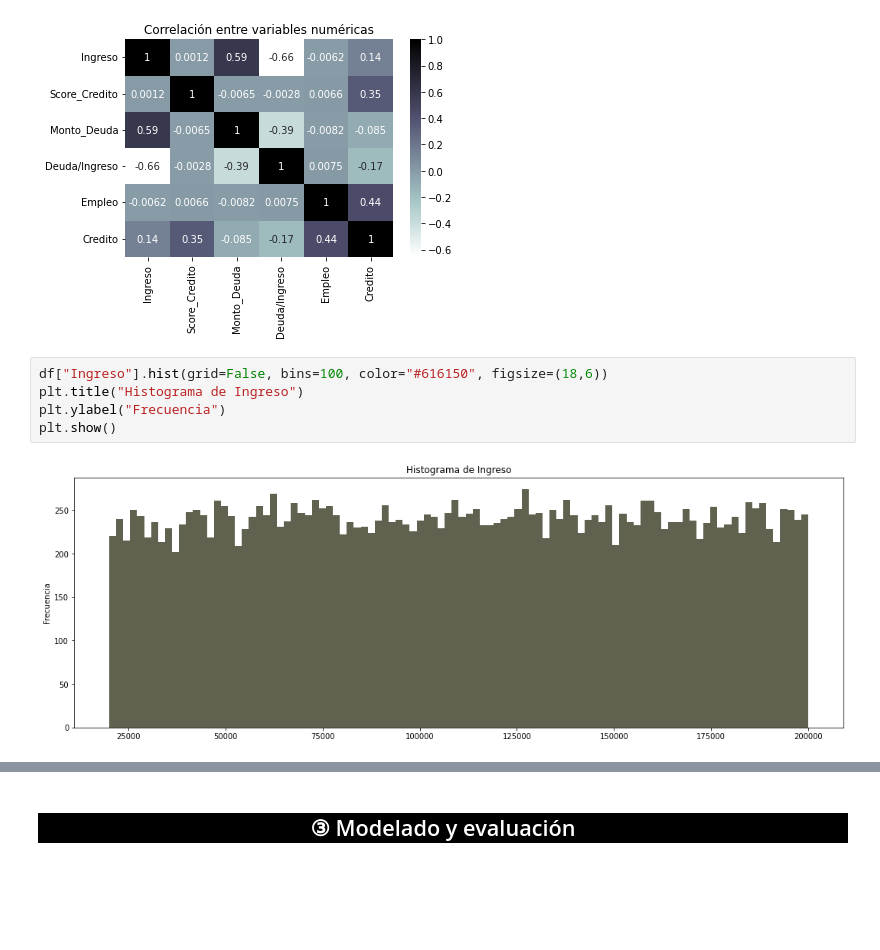
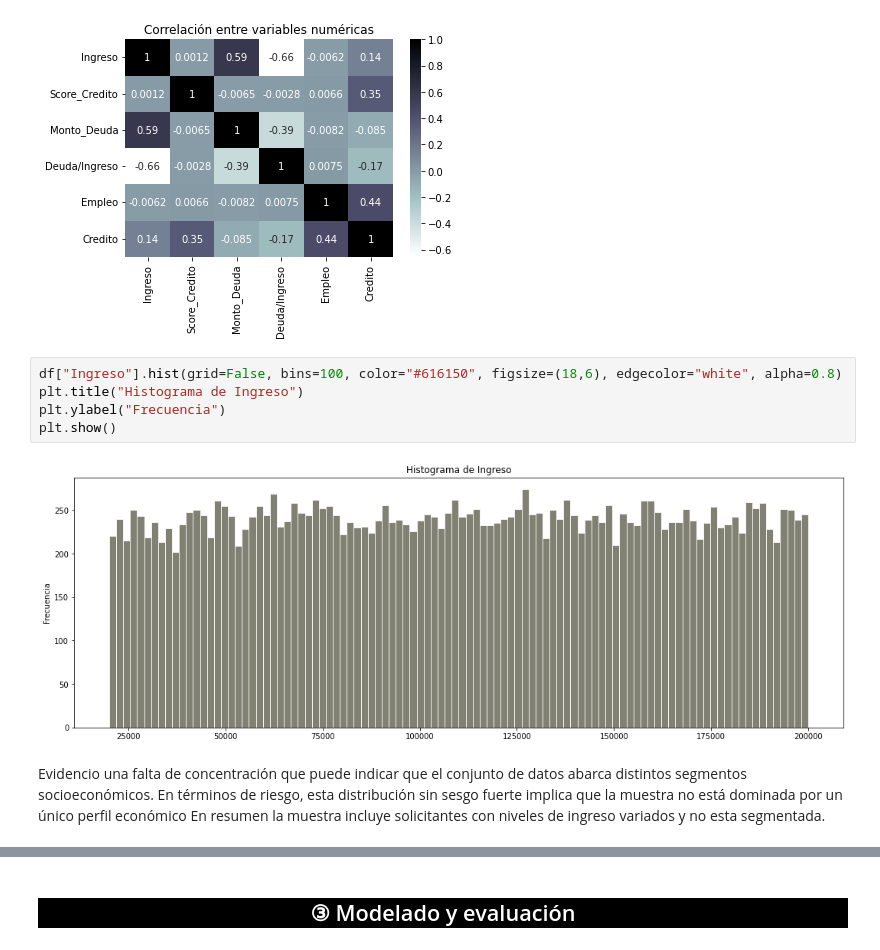
Before and after one commit to NestorDiazDataSC/Analisis_de_Datos, a Jupyter notebook: Creditos/loan_data.ipynb, the cells around one changed output, grey strips where cells are left out. Drawn from its saved outputs; the diff is of its cells as text; blank space fills up the shorter version.

```diff
--- a/Creditos/loan_data.ipynb
+++ b/Creditos/loan_data.ipynb
@@ -147,10 +209,13 @@ plt.show()
 # %% [output]
 [figure]
 # %%
-df["Ingreso"].hist(grid=False, bins=100, color="#616150", figsize=(18,6))
+df["Ingreso"].hist(grid=False, bins=100, color="#616150", figsize=(18,6), edgecolor="white", alpha=0.8)
 plt.title("Histograma de Ingreso")
 plt.ylabel("Frecuencia")
 plt.show()
 # %% [output]
-[figure, old version]
+[figure, new version]
+# %% [markdown]
+Evidencio una falta de concentración que puede indicar que el conjunto de datos abarca distintos segmentos socioeconómicos. En términos de riesgo, esta distribución sin sesgo fuerte implica que la muestra no está dominada por un único perfil económico
+En resumen la muestra incluye solicitantes con niveles de ingreso variados y no esta segmentada.
 # %%
```
Also changed, not shown: parts of 25 cells of this notebook.
